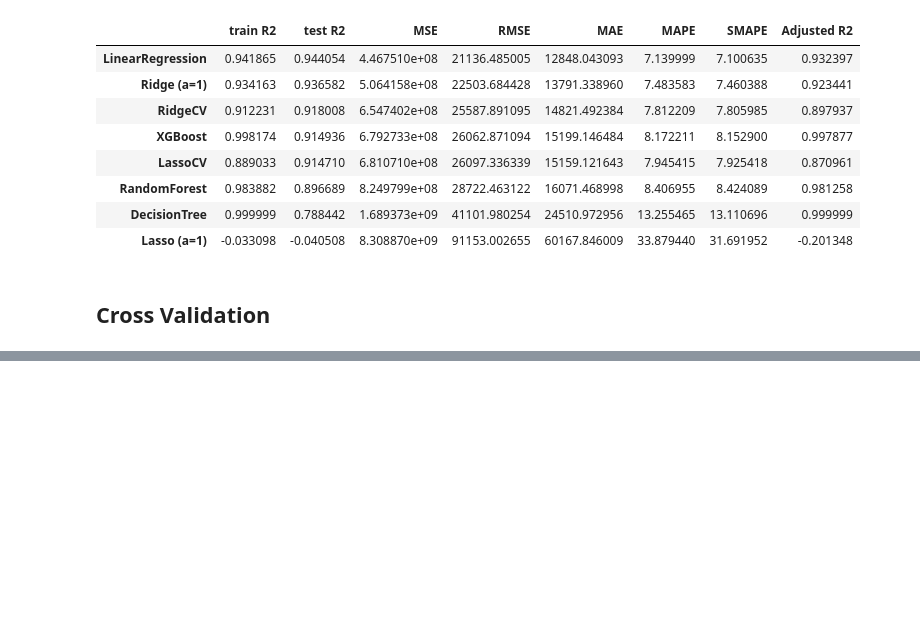
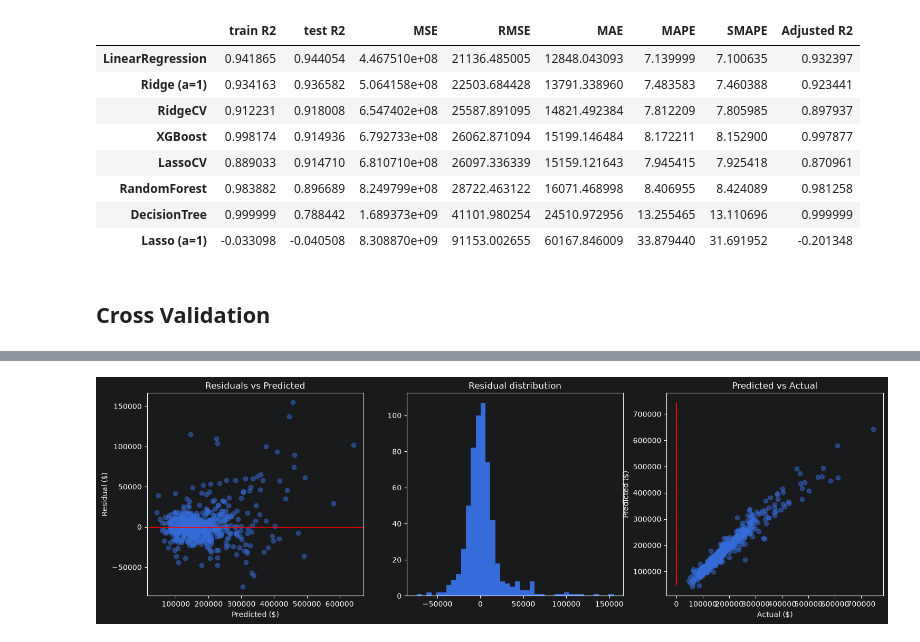
Before and after one commit to Enky-yy/theories-of-theory, a Jupyter notebook: part 1/pipeline.ipynb, the cells around one changed output, grey strips where cells are left out. Saved outputs shown, nothing was run; the diff lists cells and outputs as text; code cells hidden in the pictures; blank space fills up the shorter version.

```diff
--- a/part 1/pipeline.ipynb
+++ b/part 1/pipeline.ipynb
@@ -897,0 +929,4 @@ cv_results_df
+# %%
+residuals('Ridge (a=1)')
+# %% [output]
+[figure, added]
```
Also changed, not shown: parts of 25 cells of this notebook.
